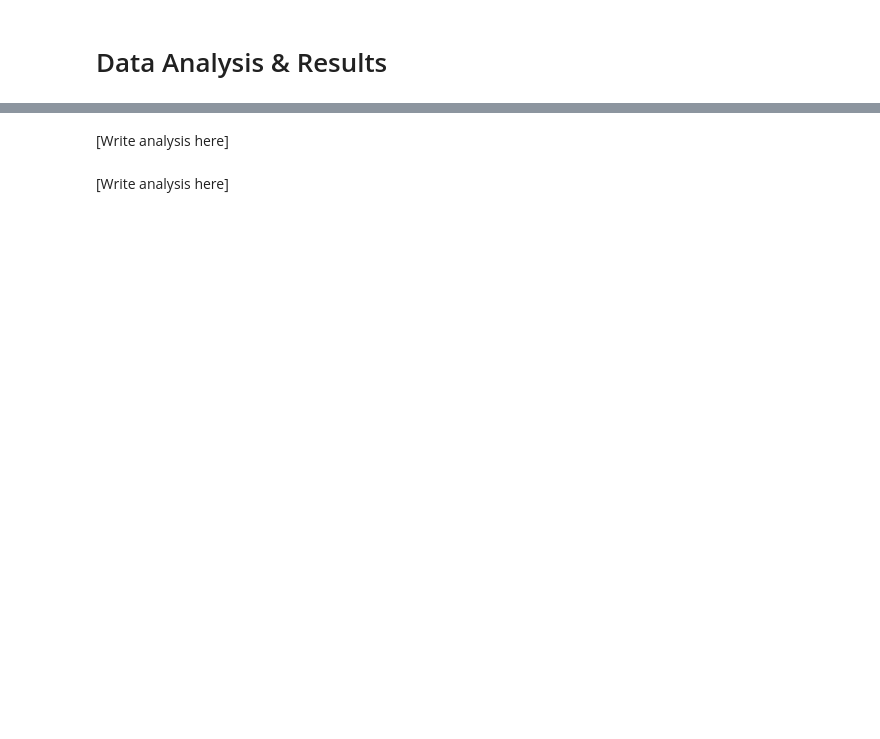
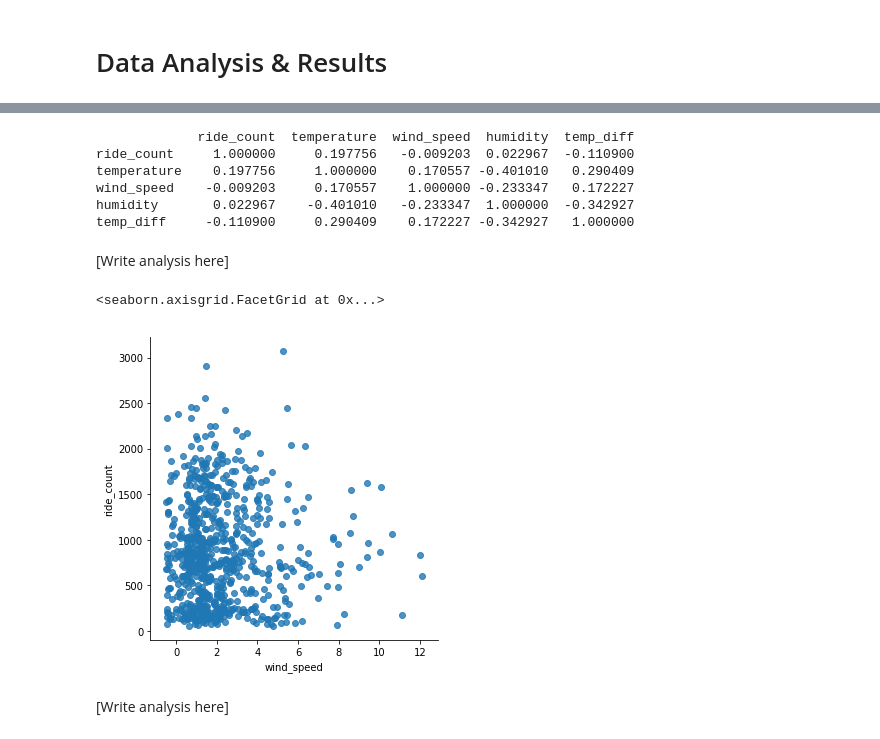
Before and after one commit to zil011/COGS108_Final_Project, a Jupyter notebook: FinalProject.ipynb, the cells around one changed output, grey strips where cells are left out. Cells and saved outputs as stored; diff of their text form; code cells hidden in the pictures; blank space fills up the shorter version.

Commit message:
Update FinalProject.ipynb
added some description to data analysis

```diff
--- a/FinalProject.ipynb
+++ b/FinalProject.ipynb
@@ -280,9 +284,9 @@ wind_speed_df = wind_speed_df.reset_index(drop=True)
 humidity_df = humidity_df.reset_index(drop=True)
 
 #Step 3
-# weather_description_df = weather_description_df.join(temperature_df['temperature'])
-# weather_description_df = weather_description_df.join(wind_speed_df['wind speed'])
-# weather_description_df = weather_description_df.join(humidity_df['humidity'])
+weather_description_df = weather_description_df.join(temperature_df['temperature'])
+weather_description_df = weather_description_df.join(wind_speed_df['wind speed'])
+weather_description_df = weather_description_df.join(humidity_df['humidity'])
 
 
 # Take a look.
@@ -312,7 +316,7 @@ print(ride_count_df.head())
 
 # Step 3
 ride_count_df.rename(columns={'Count':'Count'}, inplace=True)
-#weather_description_df = weather_description_df.join(ride_count_df['Count'])
+weather_description_df = weather_description_df.join(ride_count_df['Count'])
 # %% [output]
 (744, 2)
          Hour  Count
@@ -353,10 +362,6 @@ for y_axis in axes:
 # %%
+# Renaming and reordering columns
 df = df[['datetime','Count','description','temperature','wind speed','humidity']]
-df['wind_speed'] = df['wind speed']
-df = df[['datetime','Count','description','temperature','wind_speed','humidity']]
-df['temp_diff'] = np.absolute(df['temperature'] - 62.283923)
-df.head()
-desc = df.describe()
-print(desc)
-corrs = df.corr()
-print(corrs)
+# df['wind_speed'] = df['wind speed']
+# df['ride_count'] = df['Count']
+df = df[['datetime','ride_count','description','temperature','wind_speed','humidity']]
@@ -378,0 +372,3 @@ temp_diff   -0.128125     0.245826    0.170131 -0.326699   1.000000
+# %%
+df['temp_diff'] = np.absolute(df['temperature'] - 62)
+df.head()
@@ -379,8 +396,20 @@ temp_diff   -0.128125     0.245826    0.170131 -0.326699   1.000000
+# %%
+print(df.corr())
+# %% [output]
+             ride_count  temperature  wind_speed  humidity  temp_diff
+ride_count     1.000000     0.197756   -0.009203  0.022967  -0.110900
+temperature    0.197756     1.000000    0.170557 -0.401010   0.290409
+wind_speed    -0.009203     0.170557    1.000000 -0.233347   0.172227
+humidity       0.022967    -0.401010   -0.233347  1.000000  -0.342927
+temp_diff     -0.110900     0.290409    0.172227 -0.342927   1.000000
 # %% [markdown]
 [Write analysis here]
 # %%
 # scatterplot for wind speed and ride counts
-sns.lmplot(x='wind_speed', y='Count', data=df, fit_reg=False, x_jitter=.5, y_jitter=.5)
+sns.lmplot(x='wind_speed', y='ride_count', data=df, fit_reg=False, x_jitter=.5, y_jitter=.5)
+# %% [output]
+<seaborn.axisgrid.FacetGrid at 0x...>
+[figure, added]
 # %% [markdown]
 
 [Write analysis here]
```
Also changed, not shown: parts of 14 cells of this notebook.
